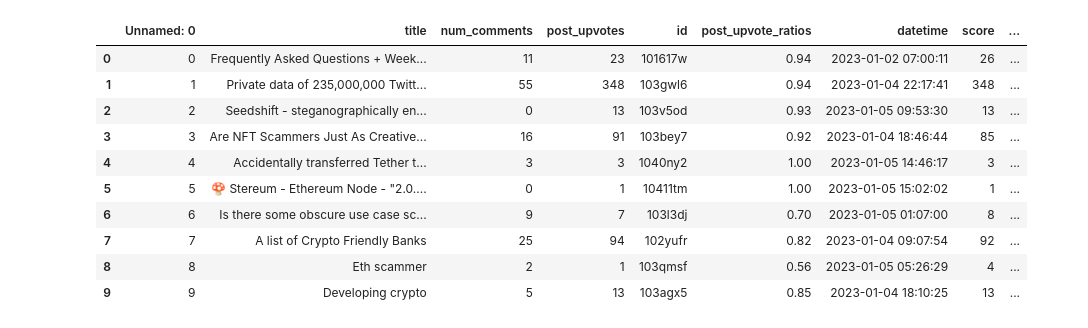
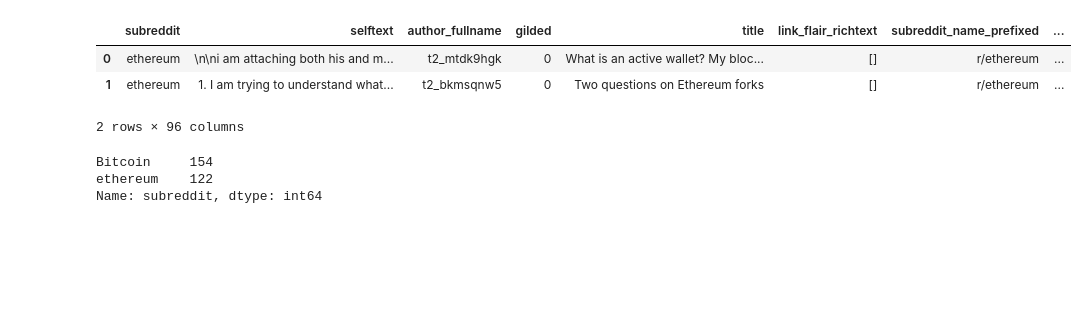
Before and after one commit to ssaurbier/subreddit_nlp, a Jupyter notebook: code/preprocessing.ipynb, the cells around one changed output. Saved outputs shown, nothing was run; the diff lists cells and outputs as text; code cells hidden in the pictures; blank space fills up the shorter version.

```diff
--- a/code/preprocessing.ipynb
+++ b/code/preprocessing.ipynb
@@ -4,15 +19,14 @@ import numpy as np
 # %%
 df = pd.read_csv('../data/source.csv')
-df.head(10)
+df.head(2)
 # %% [output]
-|  | Unnamed: 0 | title | num_comments | post_upvotes | id | post_upvote_ratios | datetime | score | ... |
-| 0 | 0 | Frequently Asked Questions + Week... | 11 | 23 | 101617w | 0.94 | 2023-01-02 07:00:11 | 26 | ... |
-| 1 | 1 | Private data of 235,000,000 Twitt... | 55 | 348 | 103gwl6 | 0.94 | 2023-01-04 22:17:41 | 348 | ... |
-| 2 | 2 | Seedshift - steganographically en... | 0 | 13 | 103v5od | 0.93 | 2023-01-05 09:53:30 | 13 | ... |
-| 3 | 3 | Are NFT Scammers Just As Creative... | 16 | 91 | 103bey7 | 0.92 | 2023-01-04 18:46:44 | 85 | ... |
-| 4 | 4 | Accidentally transferred Tether t... | 3 | 3 | 1040ny2 | 1.00 | 2023-01-05 14:46:17 | 3 | ... |
-| 5 | 5 | 🍄 Stereum - Ethereum Node - "2.0.... | 0 | 1 | 10411tm | 1.00 | 2023-01-05 15:02:02 | 1 | ... |
-| 6 | 6 | Is there some obscure use case sc... | 9 | 7 | 103l3dj | 0.70 | 2023-01-05 01:07:00 | 8 | ... |
-| 7 | 7 | A list of Crypto Friendly Banks | 25 | 94 | 102yufr | 0.82 | 2023-01-04 09:07:54 | 92 | ... |
-| 8 | 8 | Eth scammer | 2 | 1 | 103qmsf | 0.56 | 2023-01-05 05:26:29 | 4 | ... |
-| 9 | 9 | Developing crypto | 5 | 13 | 103agx5 | 0.85 | 2023-01-04 18:10:25 | 13 | ... |
+|  | subreddit | selftext | author_fullname | gilded | title | link_flair_richtext | subreddit_name_prefixed | ... |
+| 0 | ethereum | \n\ni am attaching both his and m... | t2_mtdk9hgk | 0 | What is an active wallet? My bloc... | [] | r/ethereum | ... |
+| 1 | ethereum | 1. I am trying to understand what... | t2_bkmsqnw5 | 0 | Two questions on Ethereum forks | [] | r/ethereum | ... |
+2 rows × 96 columns
+# %%
+df.subreddit.value_counts()
+# %% [output]
+Bitcoin     154
+ethereum    122
+Name: subreddit, dtype: int64
```
Also changed, not shown: parts of 17 cells of this notebook, 3 other files.
